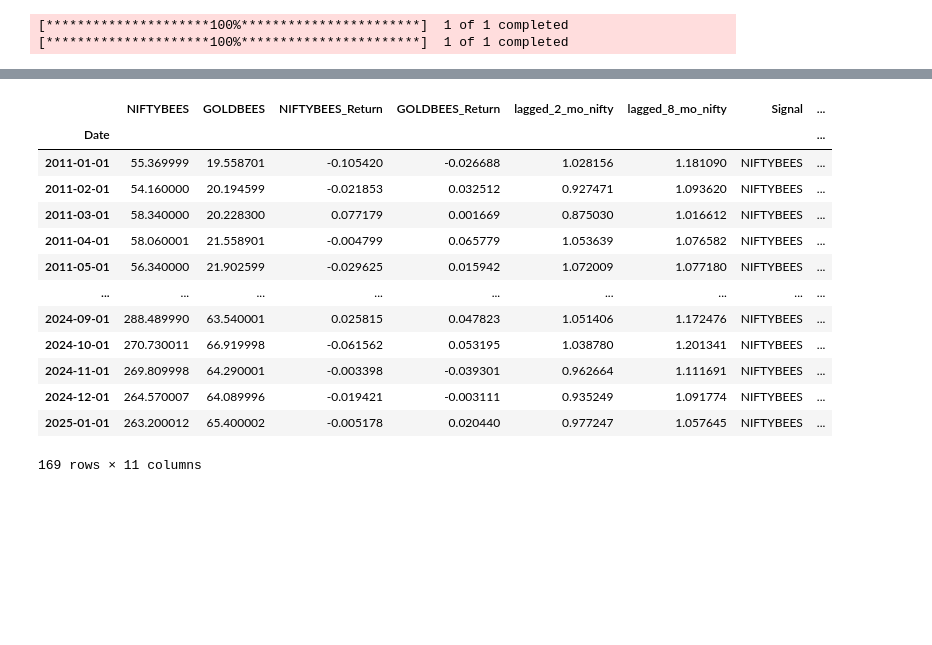
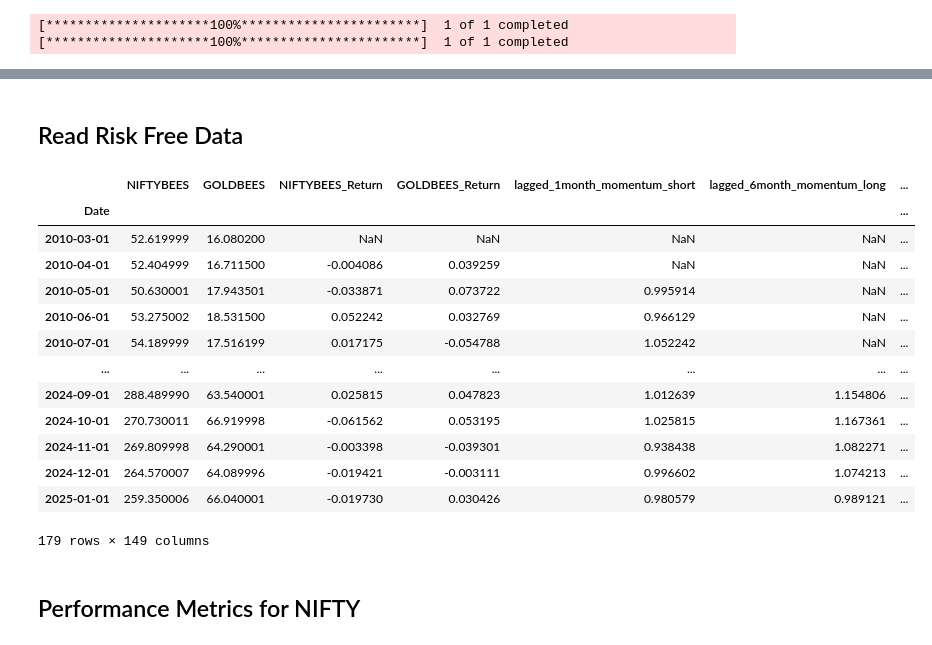
Before and after one commit to rajmehta982/gold-switching_nifty, a Jupyter notebook: nifty_gold_strategy.ipynb, the cells around one changed output, grey strips where cells are left out. Cells and saved outputs as stored; diff of their text form; code cells hidden in the pictures; blank space fills up the shorter version.

```diff
--- a/nifty_gold_strategy.ipynb
+++ b/nifty_gold_strategy.ipynb
@@ -82,20 +113,29 @@ Cumulative Return: 6.15
-# %%
-risk_free = pd.read_csv("risk_free_rate_india.csv")
-data['risk_free'] = risk_free['Price'].values * 0.01 / 12
-data
-# %% [output]
-|  | NIFTYBEES | GOLDBEES | NIFTYBEES_Return | GOLDBEES_Return | lagged_2_mo_nifty | lagged_8_mo_nifty | Signal | ... |
-| Date |  |  |  |  |  |  |  | ... |
-| 2011-01-01 | 55.369999 | 19.558701 | -0.105420 | -0.026688 | 1.028156 | 1.181090 | NIFTYBEES | ... |
-| 2011-02-01 | 54.160000 | 20.194599 | -0.021853 | 0.032512 | 0.927471 | 1.093620 | NIFTYBEES | ... |
-| 2011-03-01 | 58.340000 | 20.228300 | 0.077179 | 0.001669 | 0.875030 | 1.016612 | NIFTYBEES | ... |
-| 2011-04-01 | 58.060001 | 21.558901 | -0.004799 | 0.065779 | 1.053639 | 1.076582 | NIFTYBEES | ... |
-| 2011-05-01 | 56.340000 | 21.902599 | -0.029625 | 0.015942 | 1.072009 | 1.077180 | NIFTYBEES | ... |
-| ... | ... | ... | ... | ... | ... | ... | ... | ... |
-| 2024-09-01 | 288.489990 | 63.540001 | 0.025815 | 0.047823 | 1.051406 | 1.172476 | NIFTYBEES | ... |
-| 2024-10-01 | 270.730011 | 66.919998 | -0.061562 | 0.053195 | 1.038780 | 1.201341 | NIFTYBEES | ... |
-| 2024-11-01 | 269.809998 | 64.290001 | -0.003398 | -0.039301 | 0.962664 | 1.111691 | NIFTYBEES | ... |
-| 2024-12-01 | 264.570007 | 64.089996 | -0.019421 | -0.003111 | 0.935249 | 1.091774 | NIFTYBEES | ... |
-| 2025-01-01 | 263.200012 | 65.400002 | -0.005178 | 0.020440 | 0.977247 | 1.057645 | NIFTYBEES | ... |
-169 rows × 11 columns
+# %% [markdown]
+## Read Risk Free Data
+# %%
+risk_free = pd.read_csv("risk_free_rate_india.csv")
+risk_free['Date'] = pd.to_datetime(risk_free['Date'], format='%d-%m-%Y')
+risk_free.set_index('Date', inplace=True)
+data_metrics = pd.merge(data, risk_free, left_index=True, right_index=True , how='inner')
+data_metrics = data_metrics.rename(columns={'Price': 'risk_free'})
+data_metrics['risk_free'] = data_metrics['risk_free']/(100*12)
+# %%
+data_metrics
+# %% [output]
+|  | NIFTYBEES | GOLDBEES | NIFTYBEES_Return | GOLDBEES_Return | lagged_1month_momentum_short | lagged_6month_momentum_long | ... |
+| Date |  |  |  |  |  |  | ... |
+| 2010-03-01 | 52.619999 | 16.080200 | NaN | NaN | NaN | NaN | ... |
+| 2010-04-01 | 52.404999 | 16.711500 | -0.004086 | 0.039259 | NaN | NaN | ... |
+| 2010-05-01 | 50.630001 | 17.943501 | -0.033871 | 0.073722 | 0.995914 | NaN | ... |
+| 2010-06-01 | 53.275002 | 18.531500 | 0.052242 | 0.032769 | 0.966129 | NaN | ... |
+| 2010-07-01 | 54.189999 | 17.516199 | 0.017175 | -0.054788 | 1.052242 | NaN | ... |
+| ... | ... | ... | ... | ... | ... | ... | ... |
+| 2024-09-01 | 288.489990 | 63.540001 | 0.025815 | 0.047823 | 1.012639 | 1.154806 | ... |
+| 2024-10-01 | 270.730011 | 66.919998 | -0.061562 | 0.053195 | 1.025815 | 1.167361 | ... |
+| 2024-11-01 | 269.809998 | 64.290001 | -0.003398 | -0.039301 | 0.938438 | 1.082271 | ... |
+| 2024-12-01 | 264.570007 | 64.089996 | -0.019421 | -0.003111 | 0.996602 | 1.074213 | ... |
+| 2025-01-01 | 259.350006 | 66.040001 | -0.019730 | 0.030426 | 0.980579 | 0.989121 | ... |
+179 rows × 149 columns
+# %% [markdown]
+## Performance Metrics for NIFTY
 # %%
```
Also changed, not shown: parts of 11 cells of this notebook.
